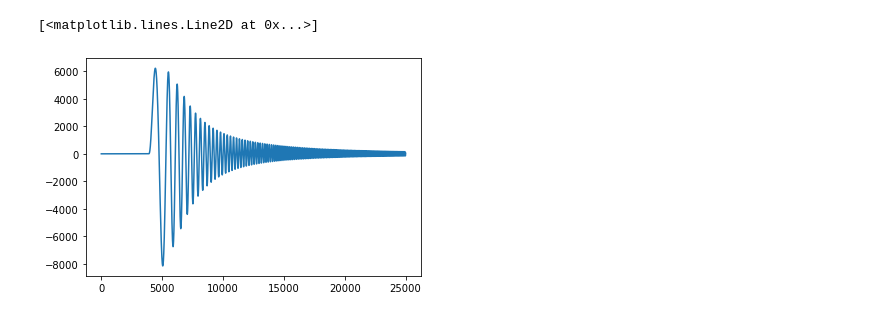
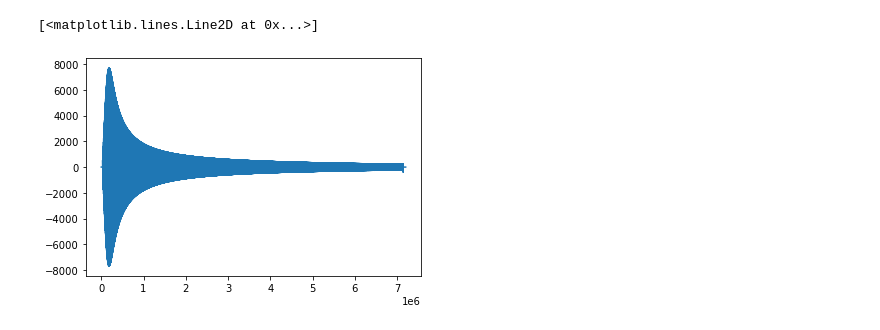
Before and after one commit to phultquist/qbox, a Jupyter notebook: biquad/BiQuad Filter.ipynb, the cells around one changed output. Drawn from its saved outputs; the diff is of its cells as text; code cells hidden in the pictures.

```diff
--- a/biquad/BiQuad Filter.ipynb
+++ b/biquad/BiQuad Filter.ipynb
@@ -120,14 +203,15 @@ plt.plot(10 * np.log10(np.abs(output[10000:850000])) - 38)
 # %%
-after_biquad = biquad(input_data,
-       a0 = 0.000024692387708705113,
-a1 = 0.00004938477541741023,
-a2 = 0.000024692387708705113,
+after_resonance_compensation_after_resonance = biquad(
+upsampled,
+a0 = 0.0057426788667661955,
+a1 = 0,
 b0 = 1,
-b1 = -1.9858957077165234,
-b2 = 0.9859944772673579
-      )
+a2 = -0.0057426788667661955,
+b1 = -1.9884505557207934,
+b2 = 0.9885146422664675
+)
 
-plt.plot(after_biquad[0:25000])
+plt.plot(after_resonance_compensation_after_resonance)
 # %% [output]
 [<matplotlib.lines.Line2D at 0x...>]
-[figure, old version]
+[figure, new version]
```
Also changed, not shown: parts of 11 cells of this notebook, 5 other files.
